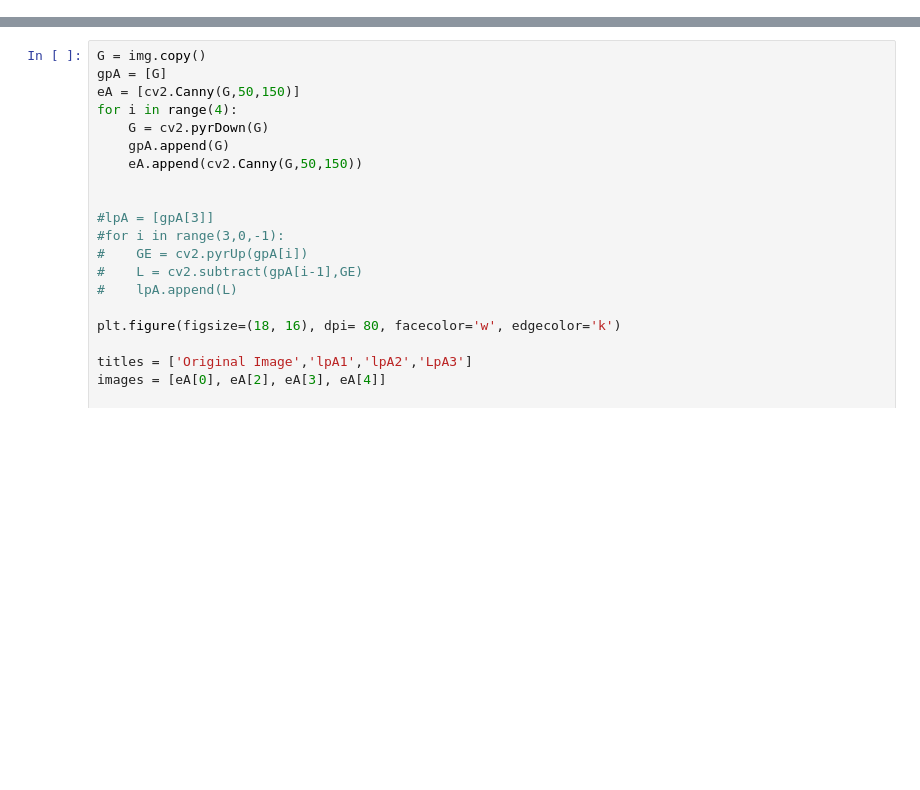
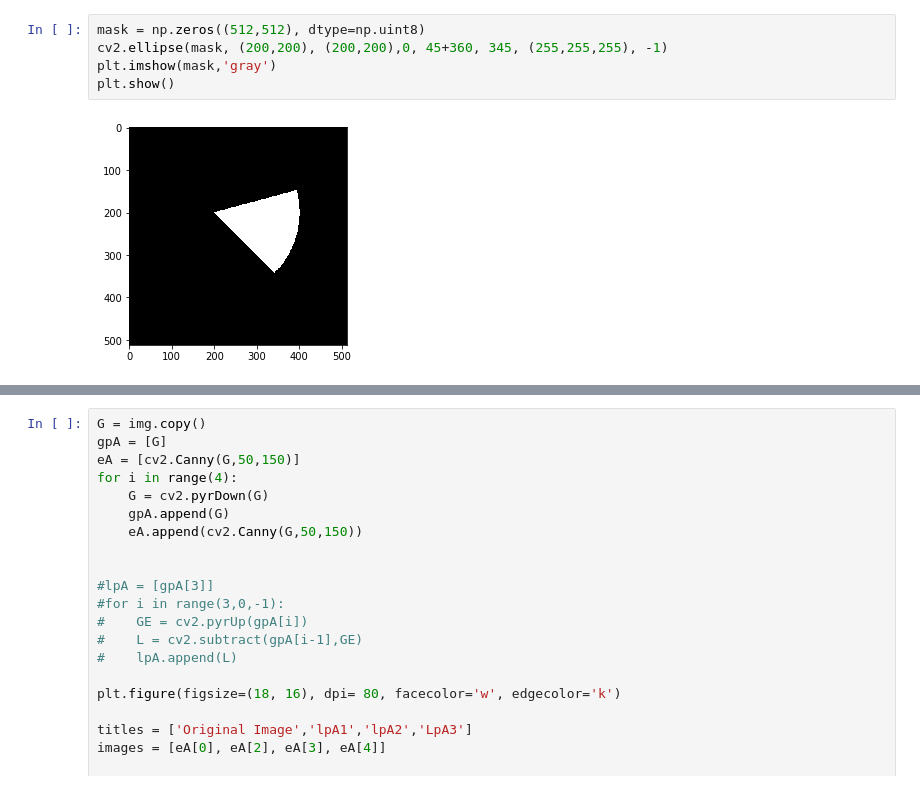
Before and after one commit to nfick/agfield, a Jupyter notebook: hello/FindFieldTest/FindingAField.ipynb, the cells around one changed output, grey strips where cells are left out. Cells and saved outputs as stored; diff of their text form; blank space fills up the shorter version.

```diff
--- a/hello/FindFieldTest/FindingAField.ipynb
+++ b/hello/FindFieldTest/FindingAField.ipynb
@@ -12,0 +258,7 @@ field_lng = -91.54533269271144
+# %%
+mask = np.zeros((512,512), dtype=np.uint8)
+cv2.ellipse(mask, (200,200), (200,200),0, 45+360, 345, (255,255,255), -1)
+plt.imshow(mask,'gray')
+plt.show()
+# %% [output]
+[figure, added]
```
Also changed, not shown: parts of 16 cells of this notebook, 2 other files.
